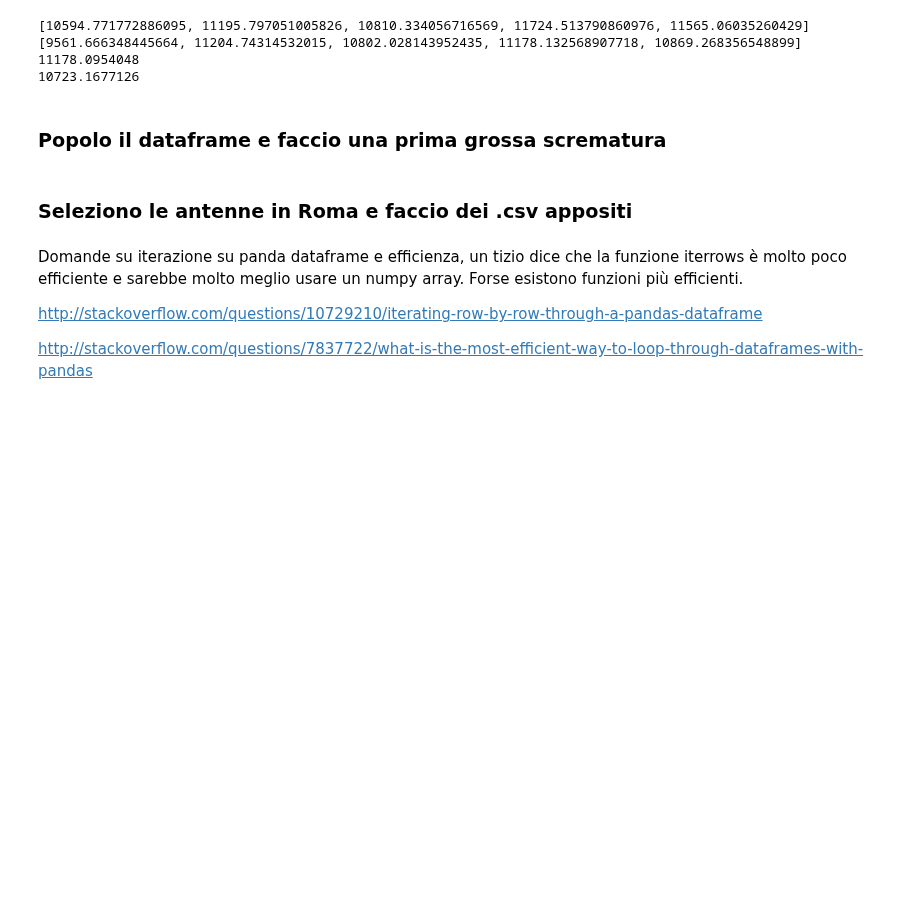
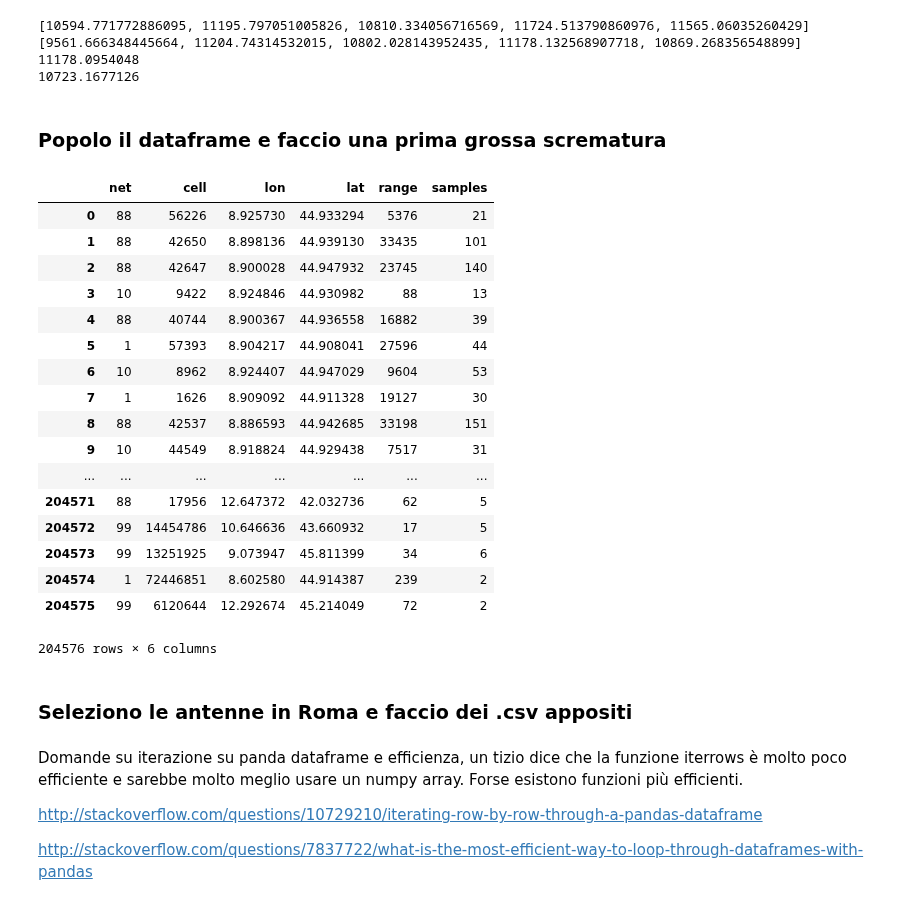
Before and after one commit to FedericoMuciaccia/SistemiComplessi, a Jupyter notebook: src/Iuri/Adiacenza, grafo e grado.ipynb, the cells around one changed output. Cells and saved outputs as stored; diff of their text form; code cells hidden in the pictures; blank space fills up the shorter version.

```diff
--- a/src/Iuri/Adiacenza, grafo e grado.ipynb
+++ b/src/Iuri/Adiacenza, grafo e grado.ipynb
@@ -80,6 +80,27 @@ italydoitcleaner
 italydoitcleaner = italydoitcleaner.reset_index(drop=True)
 italydoitcleaner.drop(italydoitcleaner.columns[[0, 1, 3, 5, 10, 11, 12, 13]], axis = 1, inplace=True)
 #italydoitcleaner
+# %%
+italydoitcleaner
+# %% [output]
+|  | net | cell | lon | lat | range | samples |
+| 0 | 88 | 56226 | 8.925730 | 44.933294 | 5376 | 21 |
+| 1 | 88 | 42650 | 8.898136 | 44.939130 | 33435 | 101 |
+| 2 | 88 | 42647 | 8.900028 | 44.947932 | 23745 | 140 |
+| 3 | 10 | 9422 | 8.924846 | 44.930982 | 88 | 13 |
+| 4 | 88 | 40744 | 8.900367 | 44.936558 | 16882 | 39 |
+| 5 | 1 | 57393 | 8.904217 | 44.908041 | 27596 | 44 |
+| 6 | 10 | 8962 | 8.924407 | 44.947029 | 9604 | 53 |
+| 7 | 1 | 1626 | 8.909092 | 44.911328 | 19127 | 30 |
+| 8 | 88 | 42537 | 8.886593 | 44.942685 | 33198 | 151 |
+| 9 | 10 | 44549 | 8.918824 | 44.929438 | 7517 | 31 |
+| ... | ... | ... | ... | ... | ... | ... |
+| 204571 | 88 | 17956 | 12.647372 | 42.032736 | 62 | 5 |
+| 204572 | 99 | 14454786 | 10.646636 | 43.660932 | 17 | 5 |
+| 204573 | 99 | 13251925 | 9.073947 | 45.811399 | 34 | 6 |
+| 204574 | 1 | 72446851 | 8.602580 | 44.914387 | 239 | 2 |
+| 204575 | 99 | 6120644 | 12.292674 | 45.214049 | 72 | 2 |
+204576 rows × 6 columns
 # %% [markdown]
 ### Seleziono le antenne in Roma e faccio dei .csv appositi
 # %%
```
Also changed, not shown: parts of 1 cell of this notebook, 19 other files.
